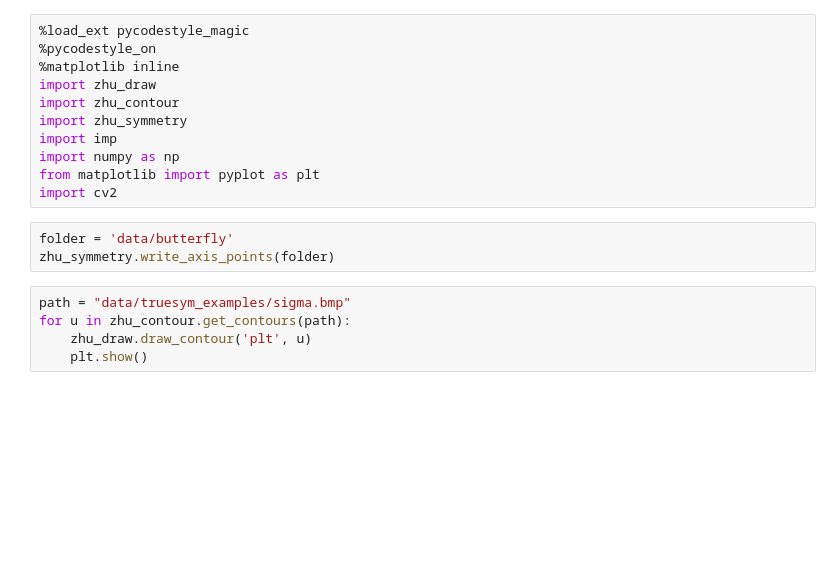
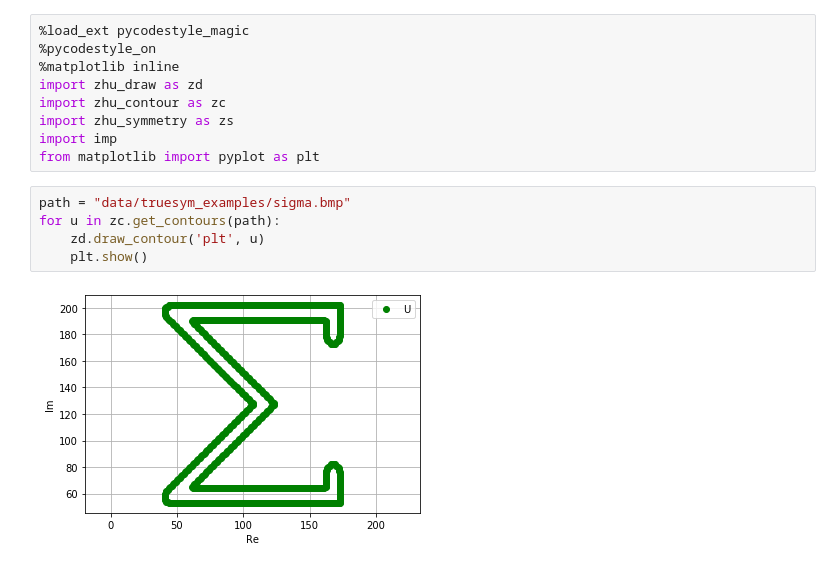
Before and after one commit to 1alexandra/mirror-symmetry, a Jupyter notebook: sym.ipynb, the cells around one changed output. Drawn from its saved outputs; the diff is of its cells as text; blank space fills up the shorter version.

```diff
--- a/sym.ipynb
+++ b/sym.ipynb
@@ -2,18 +2,15 @@
 %load_ext pycodestyle_magic
 %pycodestyle_on
 %matplotlib inline
-import zhu_draw
-import zhu_contour
-import zhu_symmetry
+import zhu_draw as zd
+import zhu_contour as zc
+import zhu_symmetry as zs
 import imp
-import numpy as np
 from matplotlib import pyplot as plt
-import cv2
-# %%
-folder = 'data/butterfly'
-zhu_symmetry.write_axis_points(folder)
 # %%
 path = "data/truesym_examples/sigma.bmp"
-for u in zhu_contour.get_contours(path):
-    zhu_draw.draw_contour('plt', u)
+for u in zc.get_contours(path):
+    zd.draw_contour('plt', u)
     plt.show()
+# %% [output]
+[figure, added]
```
Also changed, not shown: parts of 5 cells of this notebook, 3 other files.
